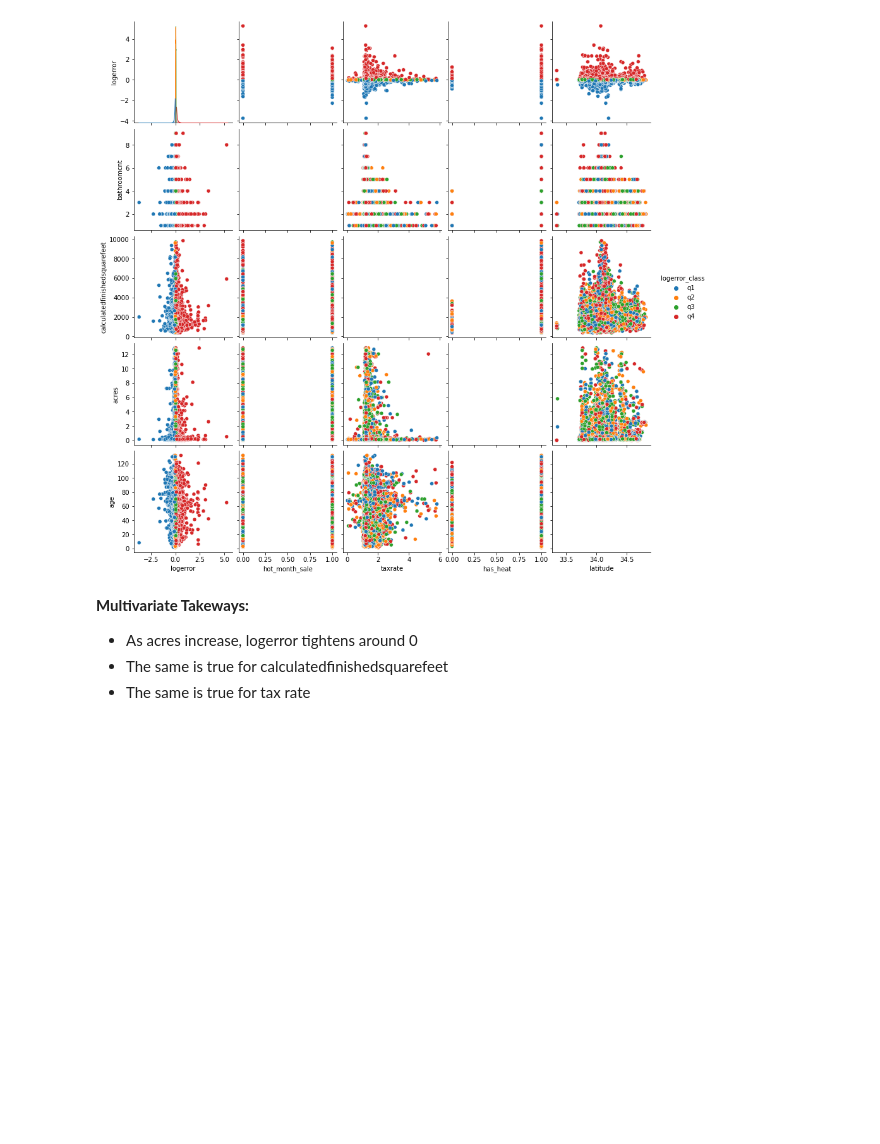
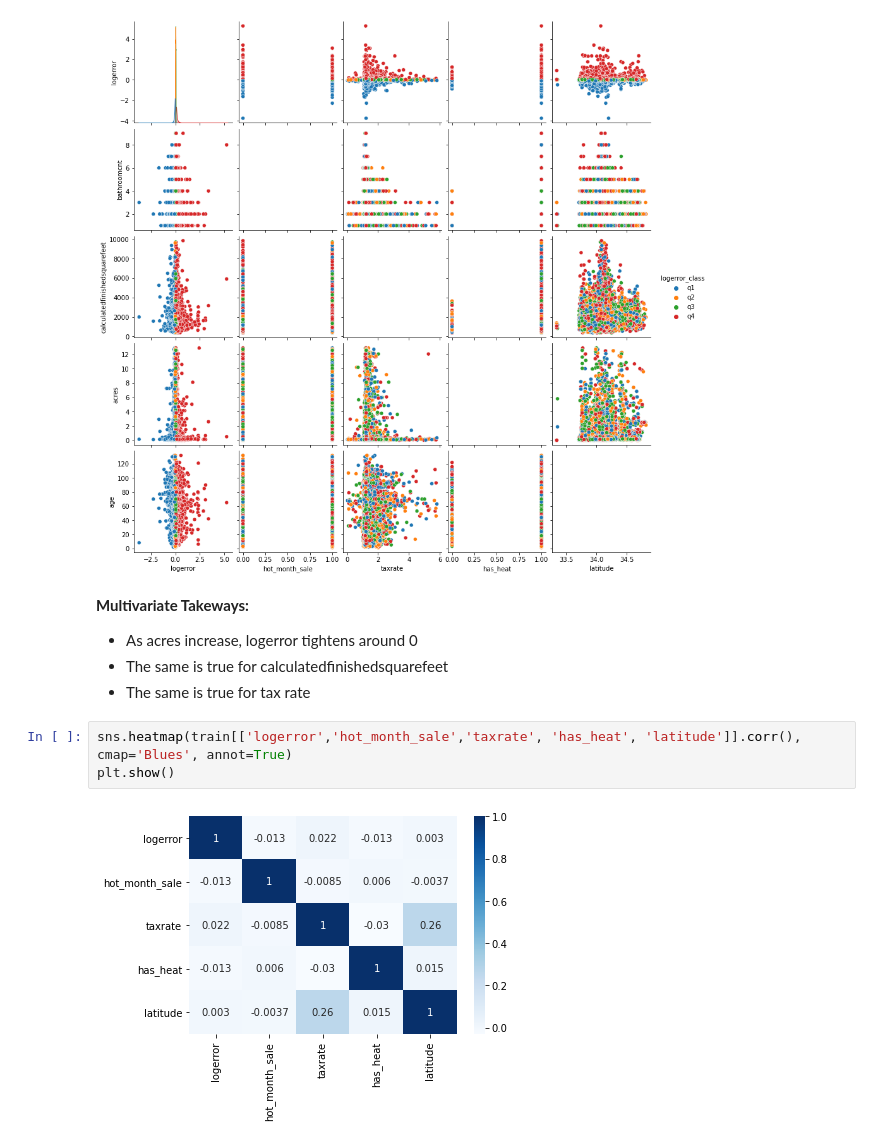
Before and after one commit to Gabriela-and-Justin/Zillow-Clustering-Project, a Jupyter notebook: Justin_Explore.ipynb, the cells around one changed output. Saved outputs shown, nothing was run; the diff lists cells and outputs as text; blank space fills up the shorter version.

```diff
--- a/Justin_Explore.ipynb
+++ b/Justin_Explore.ipynb
@@ -695,3 +704,8 @@ sns.pairplot(data = train, hue = 'logerror_class',
 - As acres increase, logerror tightens around 0
 - The same is true for calculatedfinishedsquarefeet
 - The same is true for tax rate
+# %%
+sns.heatmap(train[['logerror','hot_month_sale','taxrate', 'has_heat', 'latitude']].corr(), cmap='Blues', annot=True)
+plt.show()
+# %% [output]
+[figure, added]
```
Also changed, not shown: parts of 7 cells of this notebook.
